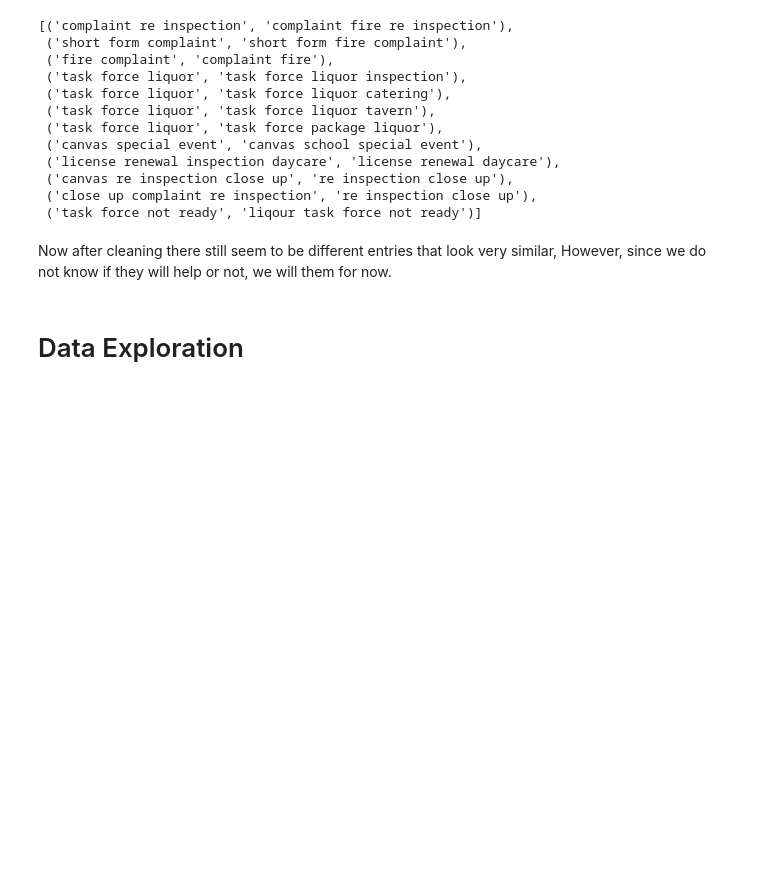
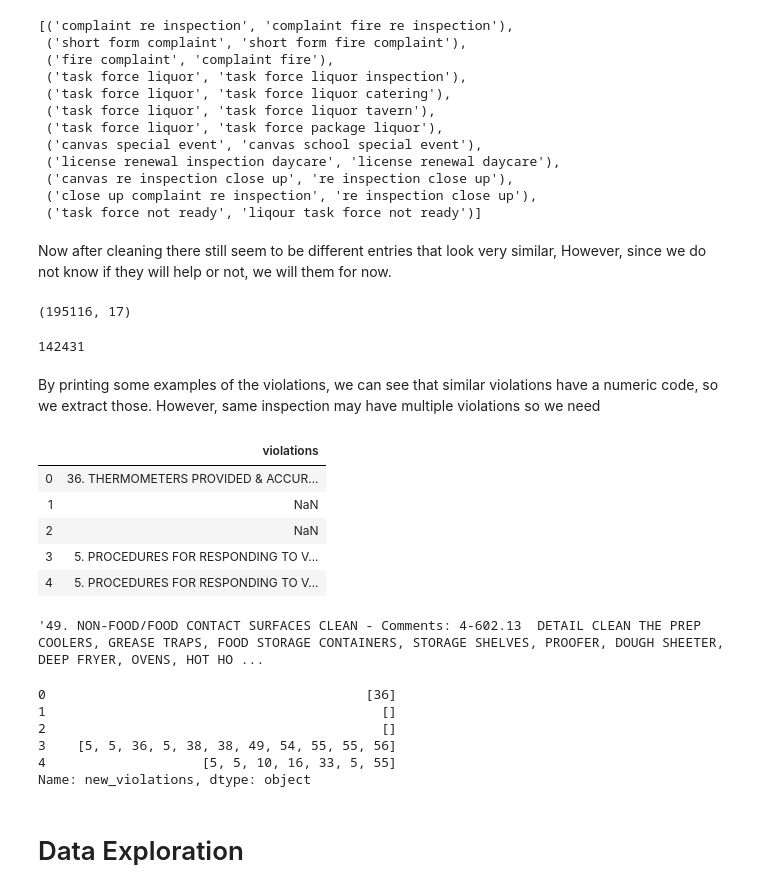
Before and after one commit to MNabegh/ADAknow, a Jupyter notebook: jade_mahmoud_merged.ipynb, the cells around one changed output. Cells and saved outputs as stored; diff of their text form; code cells hidden in the pictures; blank space fills up the shorter version.

```diff
--- a/jade_mahmoud_merged.ipynb
+++ b/jade_mahmoud_merged.ipynb
@@ -645,3 +633,26 @@ inconsistent_pairs
 chicago_df_noNan = chicago_df_noNan.drop(columns=['mispelled'], axis=1)
 # %% [markdown]
 Now after cleaning there still seem to be different entries that look very similar, However, since we do not know if they will help or not, we will them for now.
+# %%
+chicago_df_noNan.shape
+# %% [output]
+(195116, 17)
+# %%
+chicago_df_noNan['violations'].nunique()
+# %% [output]
+142431
+# %% [markdown]
+By printing some examples of the violations, we can see that similar violations have a numeric code, so we extract those. However, same inspection may have multiple violations so we need
+# %%
+chicago_df_noNan[['violations']].head()
+# %% [output]
+|  | violations |
+| 0 | 36. THERMOMETERS PROVIDED & ACCUR... |
+| 1 | NaN |
+| 2 | NaN |
+| 3 | 5. PROCEDURES FOR RESPONDING TO V... |
+| 4 | 5. PROCEDURES FOR RESPONDING TO V... |
+# %%
+chicago_df_noNan[['violations']].loc[90][0]
+# %% [output]
+'49. NON-FOOD/FOOD CONTACT SURFACES CLEAN - Comments: 4-602.13  DETAIL CLEAN THE PREP COOLERS, GREASE TRAPS, FOOD STORAGE CONTAINERS, STORAGE SHELVES, PROOFER, DOUGH SHEETER, DEEP FRYER, OVENS, HOT HO ...
@@ -648,3 +669,12 @@ Now after cleaning there still seem to be different entries that look very simil
+# %%
+chicago_df_noNan['new_violations'].head()
+# %% [output]
+0                                         [36]
+1                                           []
+2                                           []
+3    [5, 5, 36, 5, 38, 38, 49, 54, 55, 55, 56]
+4                    [5, 5, 10, 16, 33, 5, 55]
+Name: new_violations, dtype: object
 # %% [markdown]
 # Data Exploration
 # %% [markdown]
```
Also changed, not shown: parts of 7 cells of this notebook.
